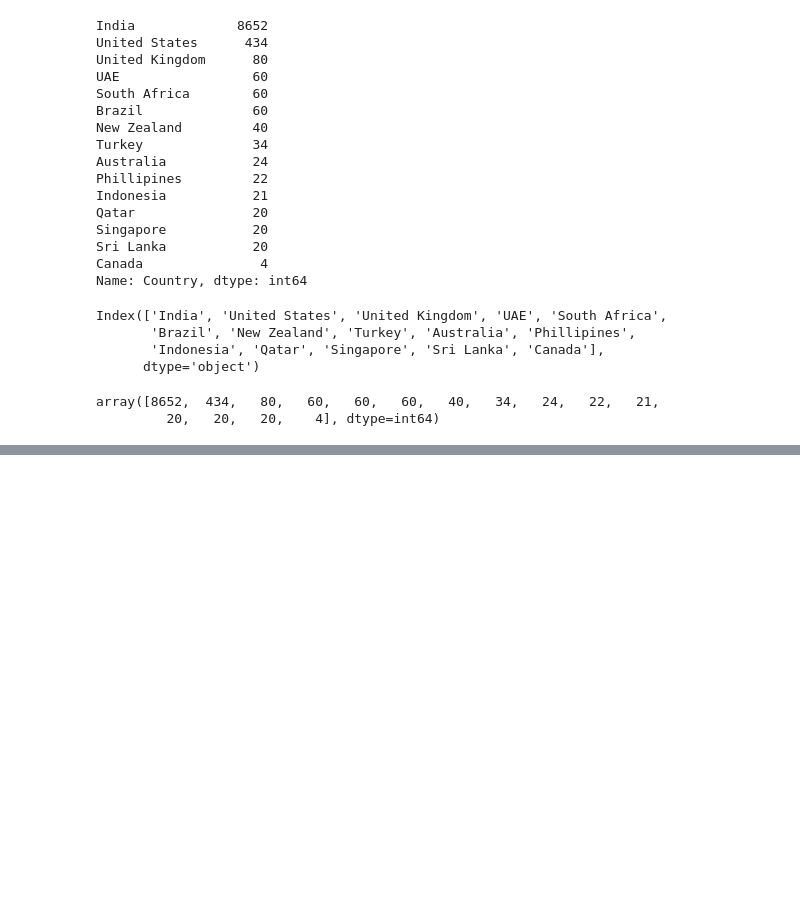
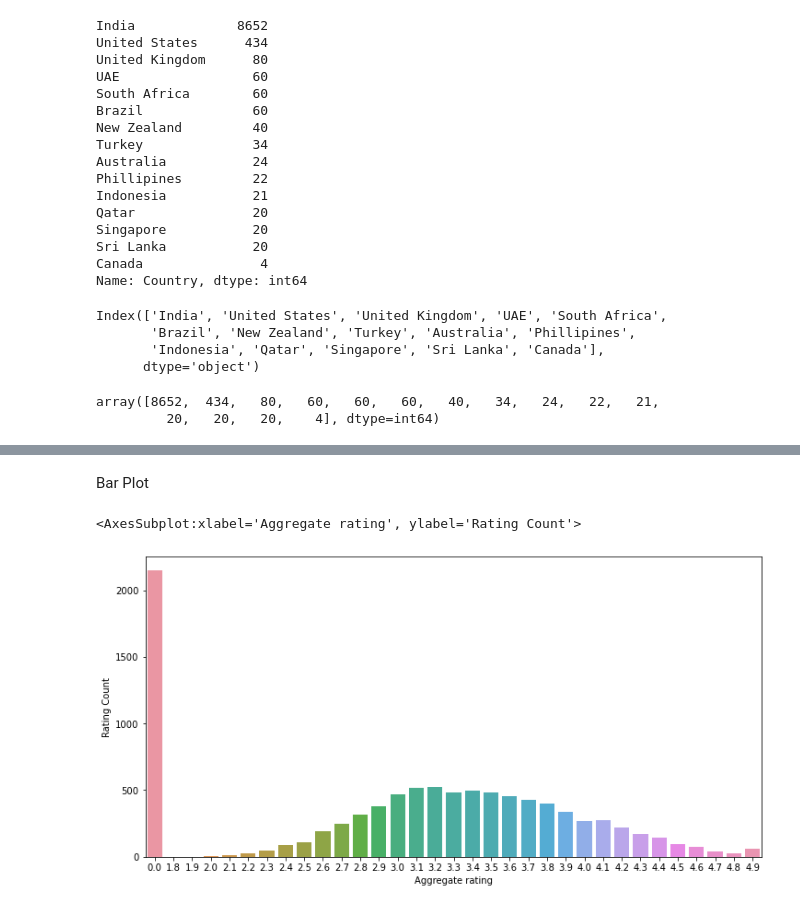
Before and after one commit to Shivanshu04/Datavisualisation, a Jupyter notebook: Zomato_Eda/Zomato.ipynb, the cells around one changed output, grey strips where cells are left out. Cells and saved outputs as stored; diff of their text form; code cells hidden in the pictures; blank space fills up the shorter version.

```diff
--- a/Zomato_Eda/Zomato.ipynb
+++ b/Zomato_Eda/Zomato.ipynb
@@ -243,0 +271,5 @@ array([8652,  434,   80,   60,   60,   60,   40,   34,   24,   22,   21,
+# %%
+# perform group by operation on the Aggregate Rating, Rating color, Rating text
+# reset_index() resets the index and converts it into a data frame.
+
+ratings = final_df.groupby(['Aggregate rating', 'Rating color', 'Rating text']).size().reset_index().rename(columns = {0:'Rating Count'})
@@ -243,0 +313,8 @@ array([8652,  434,   80,   60,   60,   60,   40,   34,   24,   22,   21,
+# %% [markdown]
+Bar Plot
+# %%
+plt.rcParams['figure.figsize'] = (12, 6)
+sns.barplot(x = 'Aggregate rating', y = 'Rating Count', data = ratings)
+# %% [output]
+<AxesSubplot:xlabel='Aggregate rating', ylabel='Rating Count'>
+[figure, added]
```
Also changed, not shown: parts of 26 cells of this notebook.
